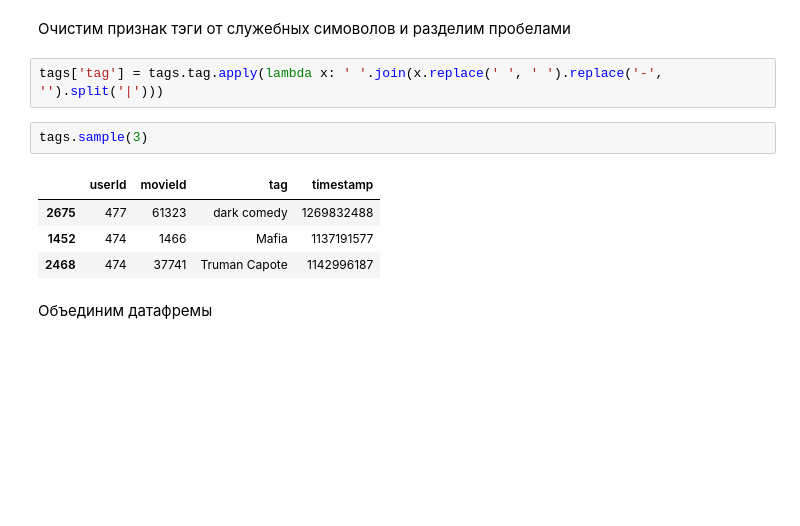
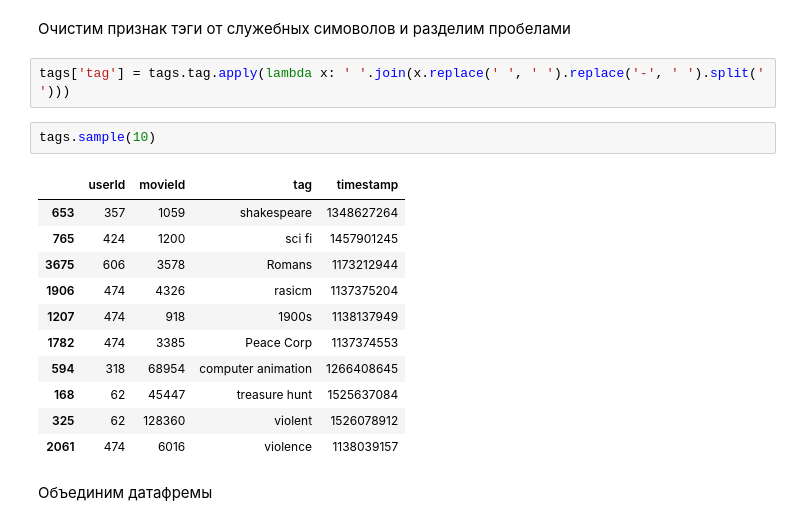
Before and after one commit to ivanvagin/Netology, a Jupyter notebook: Рекомендательные системы/Homework/RSML_HW_01.ipynb, the cells around one changed output. Drawn from its saved outputs; the diff is of its cells as text; blank space fills up the shorter version.

```diff
--- a/Рекомендательные системы/Homework/RSML_HW_01.ipynb
+++ b/Рекомендательные системы/Homework/RSML_HW_01.ipynb
@@ -48,14 +42,21 @@ movies.sample(3)
 # %% [markdown]
 Очистим признак тэги от служебных симоволов и разделим пробелами
 # %%
-tags['tag'] = tags.tag.apply(lambda x: ' '.join(x.replace(' ', ' ').replace('-', '').split('|')))
+tags['tag'] = tags.tag.apply(lambda x: ' '.join(x.replace(' ', ' ').replace('-', ' ').split(' ')))
 # %%
-tags.sample(3)
+tags.sample(10)
 # %% [output]
 |  | userId | movieId | tag | timestamp |
-| 2675 | 477 | 61323 | dark comedy | 1269832488 |
-| 1452 | 474 | 1466 | Mafia | 1137191577 |
-| 2468 | 474 | 37741 | Truman Capote | 1142996187 |
+| 653 | 357 | 1059 | shakespeare | 1348627264 |
+| 765 | 424 | 1200 | sci fi | 1457901245 |
+| 3675 | 606 | 3578 | Romans | 1173212944 |
+| 1906 | 474 | 4326 | rasicm | 1137375204 |
+| 1207 | 474 | 918 | 1900s | 1138137949 |
+| 1782 | 474 | 3385 | Peace Corp | 1137374553 |
+| 594 | 318 | 68954 | computer animation | 1266408645 |
+| 168 | 62 | 45447 | treasure hunt | 1525637084 |
+| 325 | 62 | 128360 | violent | 1526078912 |
+| 2061 | 474 | 6016 | violence | 1138039157 |
 # %% [markdown]
 Объединим датафремы
 # %%
```
Also changed, not shown: parts of 56 cells of this notebook.
